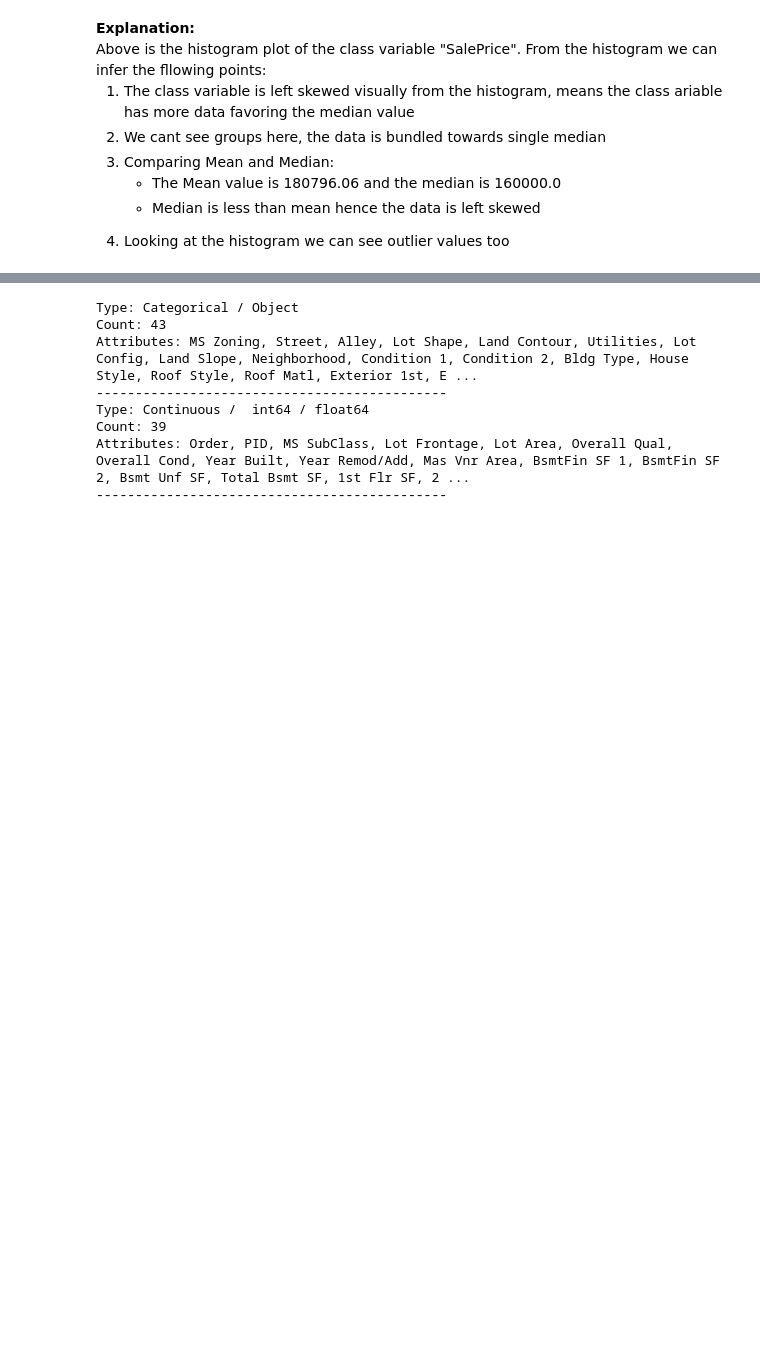
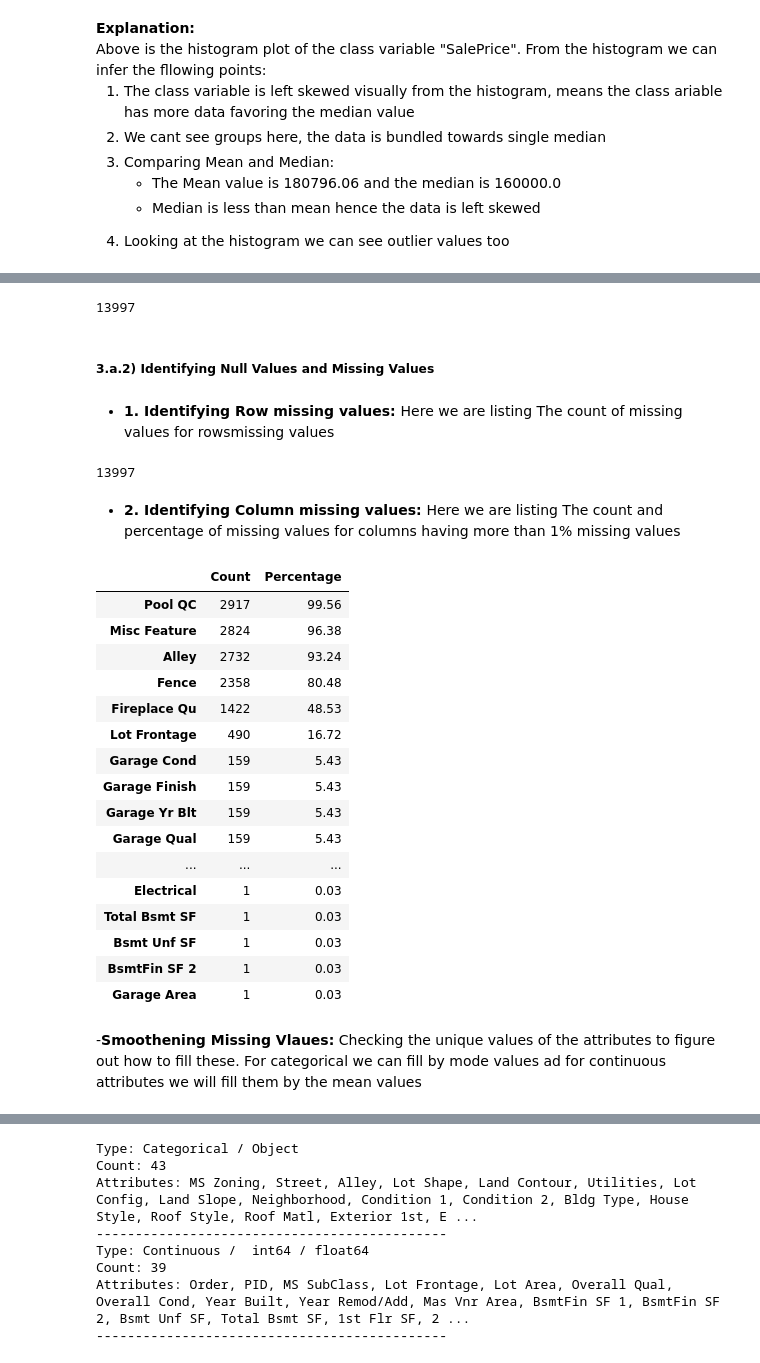
Before and after one commit to nithinkrishnan/ml-assgn, a Jupyter notebook: Group49_HousingDataset.ipynb, the cells around one changed output, grey strips where cells are left out. Cells and saved outputs as stored; diff of their text form; code cells hidden in the pictures; blank space fills up the shorter version.

```diff
--- a/Group49_HousingDataset.ipynb
+++ b/Group49_HousingDataset.ipynb
@@ -85,0 +110,51 @@ round(df1["SalePrice"].mean(), 2)
+# %%
+df1.isna().sum().sum()
+# %% [output]
+13997
+# %% [markdown]
+<h5>3.a.2) Identifying Null Values and Missing Values</h5>
+# %% [markdown]
+- <b>1. Identifying Row missing values: </b>Here we are listing The count of missing values for rowsmissing values</div>
+# %%
+df1.isna().sum().sum()
+# %% [output]
+13997
+# %% [markdown]
+- <b>2. Identifying Column missing values: </b>Here we are listing The count and percentage of missing values for columns having more than 1% missing values</div>
+# %%
+# Setting to not hide fields if count is more
+pd.set_option('display.max_rows', None)
+
+# Count the sum and percentage of missing fields
+isNaCount = df1.isna().sum()
+isnaPercent = (df1.isna().sum() * 100) / len(df1)
+
+# Displaying the missing values as count and their corresponding % as a dataframe
+anlys_dframe = pd.DataFrame({'Count': isNaCount, 'Percentage': round(isnaPercent, 2)})
+
+# Sorting Values in dataframe and showing values where missing % > 1
+anlys_dframe = anlys_dframe.sort_values(by='Percentage',ascending=False)
+notableisNas = anlys_dframe.loc[anlys_dframe['Percentage'] > 0]
+
+# Dislaying the dataframe neatly
+display(notableisNas)
+# %% [output]
+|  | Count | Percentage |
+| Pool QC | 2917 | 99.56 |
+| Misc Feature | 2824 | 96.38 |
+| Alley | 2732 | 93.24 |
+| Fence | 2358 | 80.48 |
+| Fireplace Qu | 1422 | 48.53 |
+| Lot Frontage | 490 | 16.72 |
+| Garage Cond | 159 | 5.43 |
+| Garage Finish | 159 | 5.43 |
+| Garage Yr Blt | 159 | 5.43 |
+| Garage Qual | 159 | 5.43 |
+| ... | ... | ... |
+| Electrical | 1 | 0.03 |
+| Total Bsmt SF | 1 | 0.03 |
+| Bsmt Unf SF | 1 | 0.03 |
+| BsmtFin SF 2 | 1 | 0.03 |
+| Garage Area | 1 | 0.03 |
+# %% [markdown]
+-<b>Smoothening Missing Vlaues:</b> Checking the unique values of the attributes to figure out how to fill these. For categorical we can fill by mode values ad for continuous attributes we will fill them by the mean values
```
Also changed, not shown: parts of 44 cells of this notebook, 1 other file.
